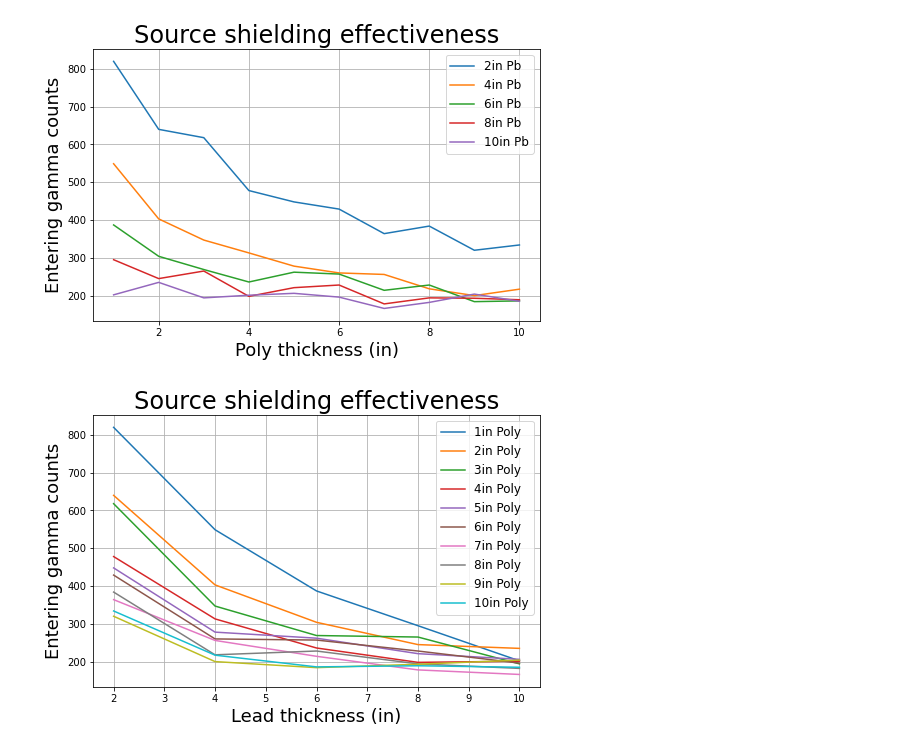
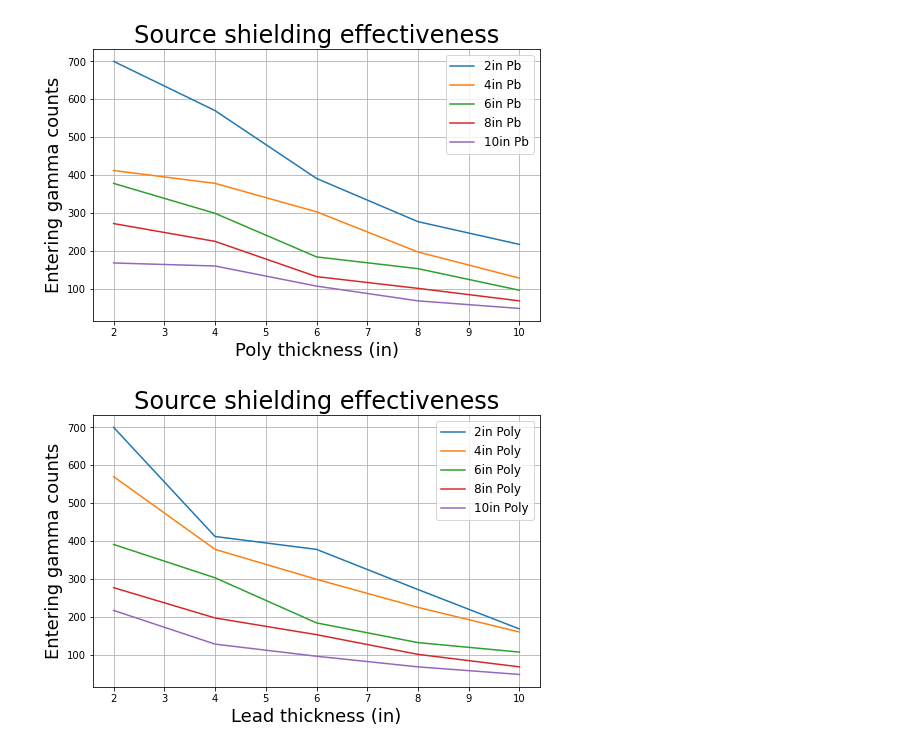
Before and after one commit to ArktisDev/Migdal, a Jupyter notebook: analysis/graphing/Test_Batch_Graphing.ipynb, the cells around one changed output. Saved outputs shown, nothing was run; the diff lists cells and outputs as text; code cells hidden in the pictures.

```diff
--- a/analysis/graphing/Test_Batch_Graphing.ipynb
+++ b/analysis/graphing/Test_Batch_Graphing.ipynb
@@ -7,16 +7,16 @@ import matplotlib
 
 import subprocess
 # %%
-# First we need to loop over all the output file we created and calculate the surface counts for each of them
+# First we need to loop over all the output files we created and calculate the surface counts for each of them
 
-dataDir = '../../geant/data/test/'
+dataDir = '../../geant/data/sourceshielding2/'
 dataFileBase = 'output'
 
 nParticles = 100000
 
 lead = 2
 while lead <= 10:
-    poly = 1
+    poly = 2
     while poly <= 10:
 
         file = dataDir + dataFileBase + '_' + str(lead) + '_' + str(poly) + '_' + str(nParticles) + '.root'
@@ -25,9 +25,10 @@ while lead <= 10:
         # For some reason although this notebook is running under root environment, CLING seems to
         # not be able to find libraries/header files. Activating the conda env for every single call
         # is stupidly slow but it works with relatively negligible overhead, so... - Lars
-        subprocess.run('. $CONDA_PREFIX/etc/profile.d/conda.sh; conda activate cern_root; ../build/DetectorSurfaceCounts ' + file, shell=True)
+        #subprocess.run('. $CONDA_PREFIX/etc/profile.d/conda.sh; conda activate cern_root; ../build/DetectorSurfaceCounts ' + file, shell=True)
+        subprocess.run('../build/DetectorSurfaceCounts ' + file, shell=True)
 
-        poly += 1
+        poly += 2
     lead += 2
 # %%
 # Extract data from post analysis root files now
@@ -37,7 +38,7 @@ gammaEnteringCounts = []
 lead = 2
 while lead <= 10:
     row = []
-    poly = 1
+    poly = 2
     while poly <= 10:
 
         file = dataDir + dataFileBase + '_' + str(lead) + '_' + str(poly) + '_' + str(nParticles) + '_counts.root'
@@ -46,7 +47,7 @@ while lead <= 10:
 
         row.append(entering[(entering['Side'] == 'Total') & (entering['Name'] == 'gamma')]['Count'].iloc[0])
 
-        poly += 1
+        poly += 2
 
     gammaEnteringCounts.append(row)
 
@@ -70,37 +57,37 @@ entering[entering['Name'] == 'gamma']
 # %%
 fig, ax = plt.subplots(figsize=(8,5))
 
-poly = np.arange(1, 10.5, 1)
+poly = np.arange(2, 11, 2)
 for idx, row in enumerate(gammaEnteringCounts):
     lead = 2 * (idx + 1)
 
     ax.plot(poly, row, label = str(lead) + "in Pb")
 
 ax.legend(fontsize=12)
 ax.set_title('Source shielding effectiveness', fontsize=24)
 ax.set_xlabel('Poly thickness (in)', fontsize=18)
 ax.set_ylabel('Entering gamma counts', fontsize=18)
 
 ax.grid()
 
 plt.show()
 
 fig, ax = plt.subplots(figsize=(8,5))
 
 lead = np.arange(2, 11, 2)
 for idx, row in enumerate(gammaEnteringCounts.T):
-    poly = 1 + idx
+    poly = 2 * (idx + 1)
 
     ax.plot(lead, row, label = str(poly) + "in Poly")
 
 ax.legend(fontsize=12)
 ax.set_title('Source shielding effectiveness', fontsize=24)
 ax.set_xlabel('Lead thickness (in)', fontsize=18)
 ax.set_ylabel('Entering gamma counts', fontsize=18)
 
 ax.grid()
 
 plt.show()
 # %% [output]
-[figure, old version]
+[figure, new version]
-[figure, old version]
+[figure, new version]
```
Also changed, not shown: parts of 1 cell of this notebook, 9 other files.
